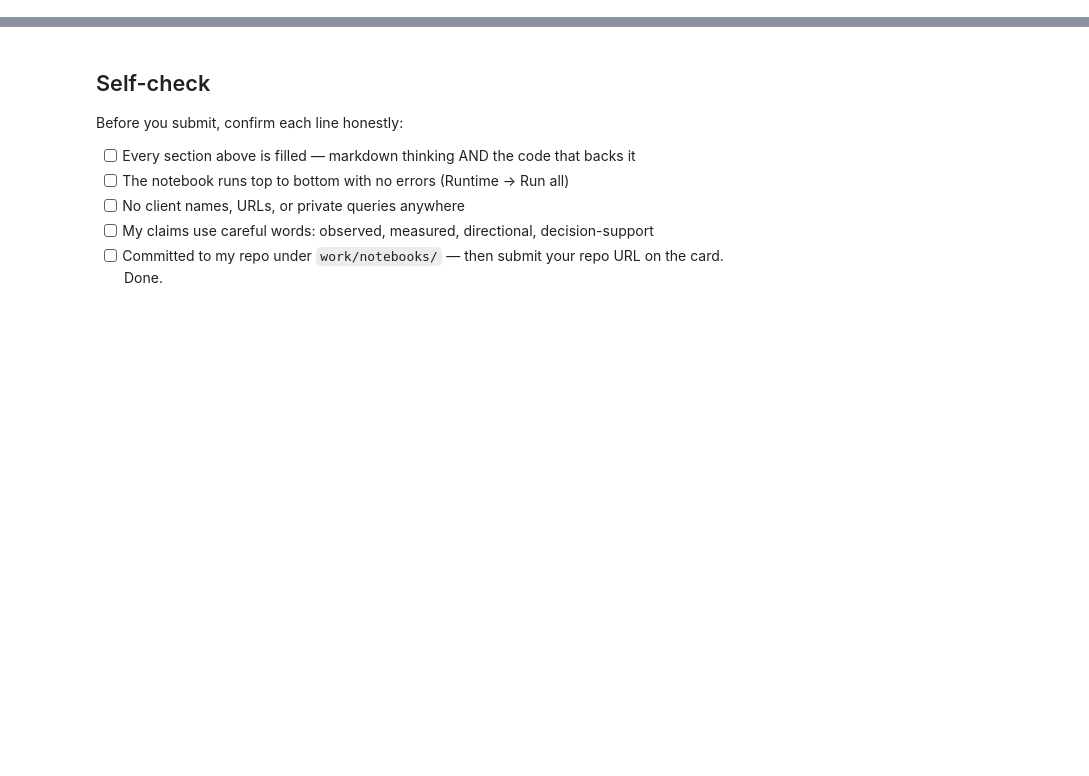
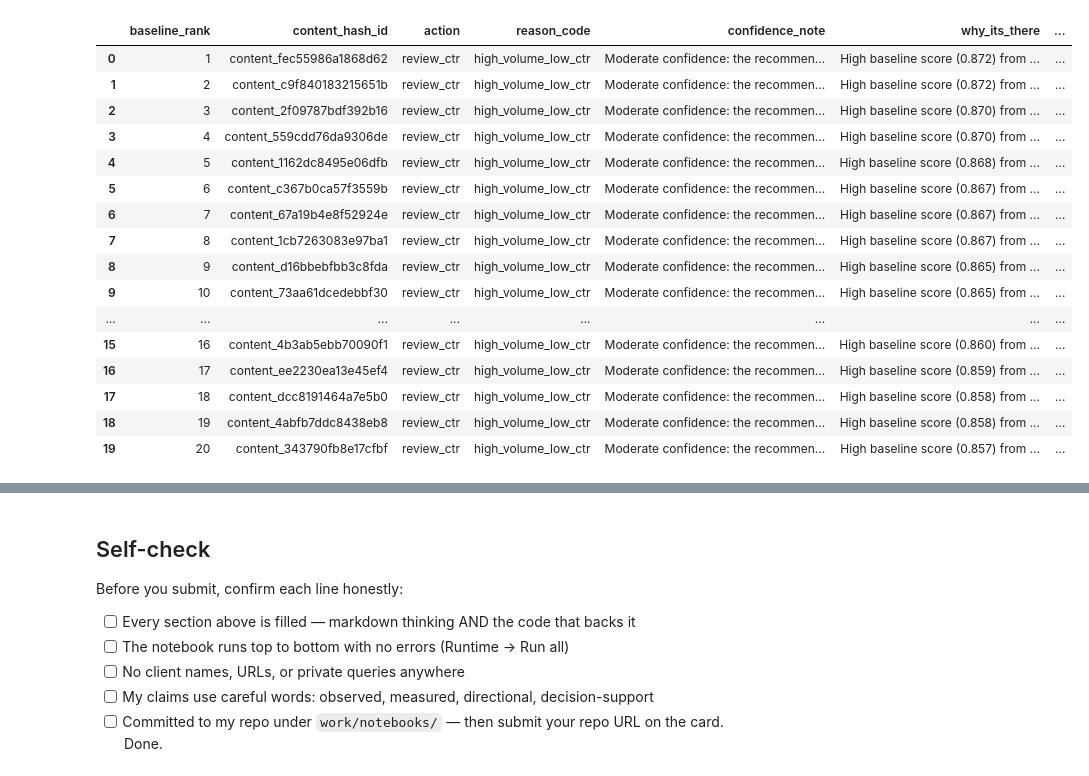
Before and after one commit to Miaxrz/ML-Internship-Starter, a Jupyter notebook: work/notebooks/w04_baseline_score.ipynb, the cells around one changed output, grey strips where cells are left out. Saved outputs shown, nothing was run; the diff lists cells and outputs as text; code cells hidden in the pictures; blank space fills up the shorter version.

```diff
--- a/work/notebooks/w04_baseline_score.ipynb
+++ b/work/notebooks/w04_baseline_score.ipynb
@@ -36,0 +441,78 @@ This skeleton is yours to fill. Work the sections **in order** — each one has
+# %%
+# This cell is for CODE (numbers, a query, a check).
+# Write your text answer in the cell ABOVE this one — typing sentences here breaks Run All.
+top20 = baseline_action_score.head(20).copy()
+
+
+def why_its_there(row):
+    return (
+        f"High baseline score ({row['baseline_score']:.3f}) "
+        f"from February search volume "
+        f"({row['impressions_feb']:,.0f} impressions) "
+        f"combined with relatively low CTR "
+        f"({row['ctr_feb']:.2%})."
+    )
+
+
+def confidence_note(row):
+    return (
+        "Moderate confidence: the recommendation is based on "
+        "two observed February signals, but the rule does not "
+        "account for query intent, SERP features, or snippet context."
+    )
+
+
+def what_would_make_it_wrong(row):
+    return (
+        "The low CTR may be explained by query intent, SERP features, "
+        "brand/non-brand query mix, snippet wording, or normal search "
+        "variation rather than a content problem."
+    )
+
+
+top20["why_its_there"] = top20.apply(
+    why_its_there,
+    axis=1
+)
+
+top20["confidence_note"] = top20.apply(
+    confidence_note,
+    axis=1
+)
+
+top20["what_would_make_it_wrong"] = top20.apply(
+    what_would_make_it_wrong,
+    axis=1
+)
+
+top20_review = top20[
+    [
+        "baseline_rank",
+        "content_hash_id",
+        "action",
+        "reason_code",
+        "confidence_note",
+        "why_its_there",
+        "what_would_make_it_wrong"
+    ]
+].copy()
+
+top20_review
+# %% [output]
+|  | baseline_rank | content_hash_id | action | reason_code | confidence_note | why_its_there | ... |
+| 0 | 1 | content_fec55986a1868d62 | review_ctr | high_volume_low_ctr | Moderate confidence: the recommen... | High baseline score (0.872) from ... | ... |
+| 1 | 2 | content_c9f840183215651b | review_ctr | high_volume_low_ctr | Moderate confidence: the recommen... | High baseline score (0.872) from ... | ... |
+| 2 | 3 | content_2f09787bdf392b16 | review_ctr | high_volume_low_ctr | Moderate confidence: the recommen... | High baseline score (0.870) from ... | ... |
+| 3 | 4 | content_559cdd76da9306de | review_ctr | high_volume_low_ctr | Moderate confidence: the recommen... | High baseline score (0.870) from ... | ... |
+| 4 | 5 | content_1162dc8495e06dfb | review_ctr | high_volume_low_ctr | Moderate confidence: the recommen... | High baseline score (0.868) from ... | ... |
+| 5 | 6 | content_c367b0ca57f3559b | review_ctr | high_volume_low_ctr | Moderate confidence: the recommen... | High baseline score (0.867) from ... | ... |
+| 6 | 7 | content_67a19b4e8f52924e | review_ctr | high_volume_low_ctr | Moderate confidence: the recommen... | High baseline score (0.867) from ... | ... |
+| 7 | 8 | content_1cb7263083e97ba1 | review_ctr | high_volume_low_ctr | Moderate confidence: the recommen... | High baseline score (0.867) from ... | ... |
+| 8 | 9 | content_d16bbebfbb3c8fda | review_ctr | high_volume_low_ctr | Moderate confidence: the recommen... | High baseline score (0.865) from ... | ... |
+| 9 | 10 | content_73aa61dcedebbf30 | review_ctr | high_volume_low_ctr | Moderate confidence: the recommen... | High baseline score (0.865) from ... | ... |
+| ... | ... | ... | ... | ... | ... | ... | ... |
+| 15 | 16 | content_4b3ab5ebb70090f1 | review_ctr | high_volume_low_ctr | Moderate confidence: the recommen... | High baseline score (0.860) from ... | ... |
+| 16 | 17 | content_ee2230ea13e45ef4 | review_ctr | high_volume_low_ctr | Moderate confidence: the recommen... | High baseline score (0.859) from ... | ... |
+| 17 | 18 | content_dcc8191464a7e5b0 | review_ctr | high_volume_low_ctr | Moderate confidence: the recommen... | High baseline score (0.858) from ... | ... |
+| 18 | 19 | content_4abfb7ddc8438eb8 | review_ctr | high_volume_low_ctr | Moderate confidence: the recommen... | High baseline score (0.858) from ... | ... |
+| 19 | 20 | content_343790fb8e17cfbf | review_ctr | high_volume_low_ctr | Moderate confidence: the recommen... | High baseline score (0.857) from ... | ... |
```
Also changed, not shown: parts of 25 cells of this notebook.
